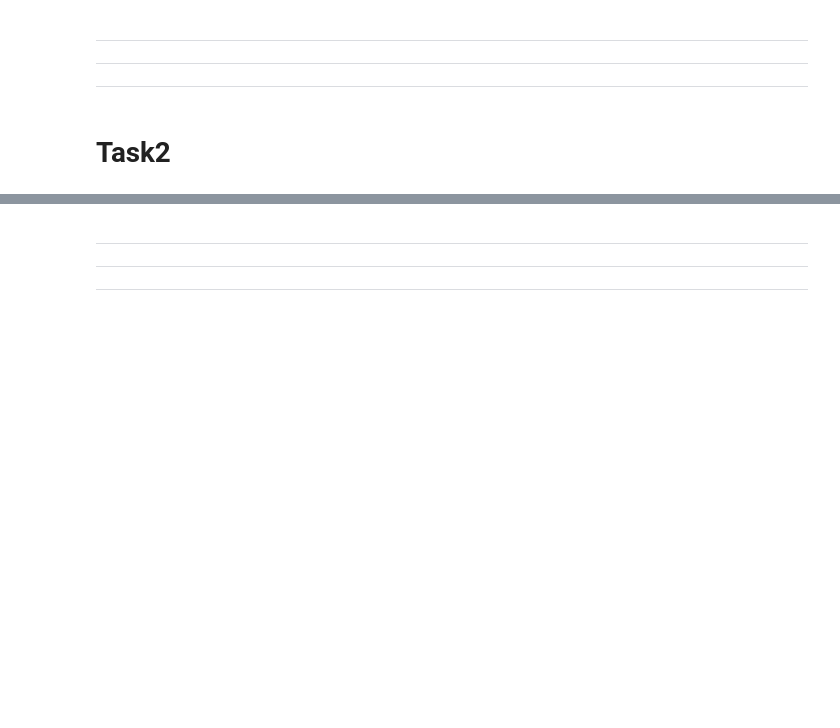
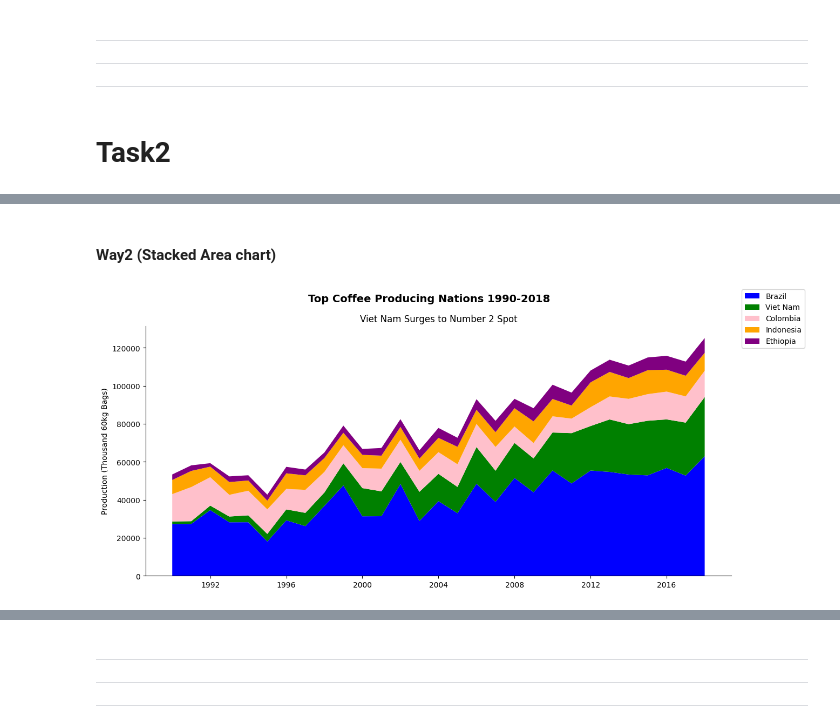
Before and after one commit to Mayar9/Global_Coffee_Market, a Jupyter notebook: Analyzing_Global_Coffee.ipynb, the cells around one changed output, grey strips where cells are left out. Saved outputs shown, nothing was run; the diff lists cells and outputs as text; code cells hidden in the pictures; blank space fills up the shorter version.

```diff
--- a/Analyzing_Global_Coffee.ipynb
+++ b/Analyzing_Global_Coffee.ipynb
@@ -18,0 +189,40 @@ import matplotlib.pyplot as plt
+# %% [markdown]
+#### Way2 (Stacked Area chart)
+# %%
+# top5_producers_df['Brazil'] = pd.to_numeric(top5_producers_df['Brazil'])
+# top5_producers_df['Viet Nam'] = pd.to_numeric(top5_producers_df['Viet Nam'])
+# top5_producers_df['Colombia'] = pd.to_numeric(top5_producers_df['Colombia'])
+# top5_producers_df['Indonesia'] = pd.to_numeric(top5_producers_df['Indonesia'])
+# top5_producers_df['Ethiopia'] = pd.to_numeric(top5_producers_df['Ethiopia'])
+
+top5_producers_df.astype({"Brazil": "float64", "Viet Nam": "float64", "Colombia": "float64", "Indonesia": "float64", "Ethiopia": "float64"})
+
+fig, ax = plt.subplots(figsize=(14,6))
+# print(top5_producers_df.info())
+
+
+ax.stackplot(
+    top5_producers_df.index,
+    top5_producers_df['Brazil'],
+    top5_producers_df['Viet Nam'],
+    top5_producers_df['Colombia'],
+    top5_producers_df['Indonesia'],
+    top5_producers_df['Ethiopia'],
+    colors = ['blue', 'green', 'pink', 'orange', 'purple']
+)
+
+
+ax.set_title("Viet Nam Surges to Number 2 Spot")
+ax.set_ylabel("Production (Thousand 60kg Bags)")
+fig.suptitle("Top Coffee Producing Nations 1990-2018", fontweight='bold', fontsize=14)
+
+
+ax.spines[['top', 'right']].set_visible(False)
+# ax.xaxis.set_tick_params(rotation=45)
+
+
+fig.legend(top5_producers_df.columns)
+
+plt.show()
+# %% [output]
+[figure, added]
```
Also changed, not shown: parts of 18 cells of this notebook.
